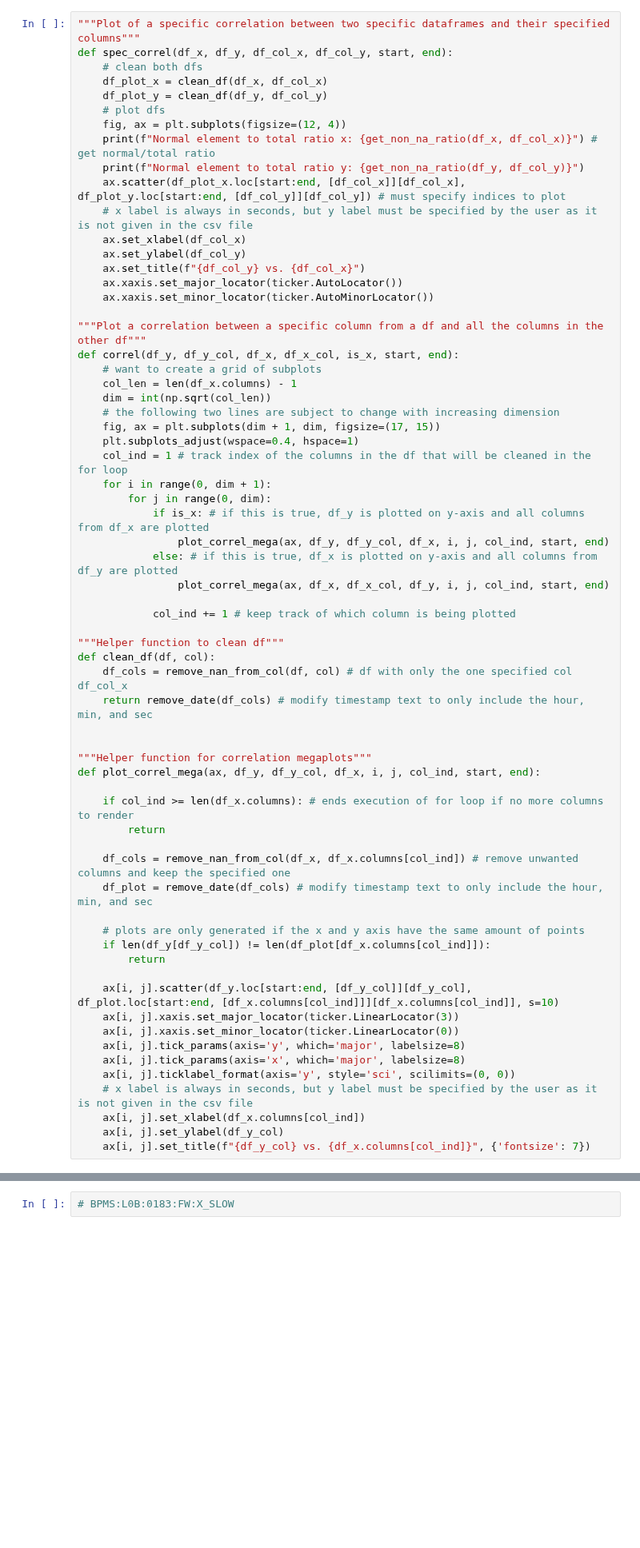
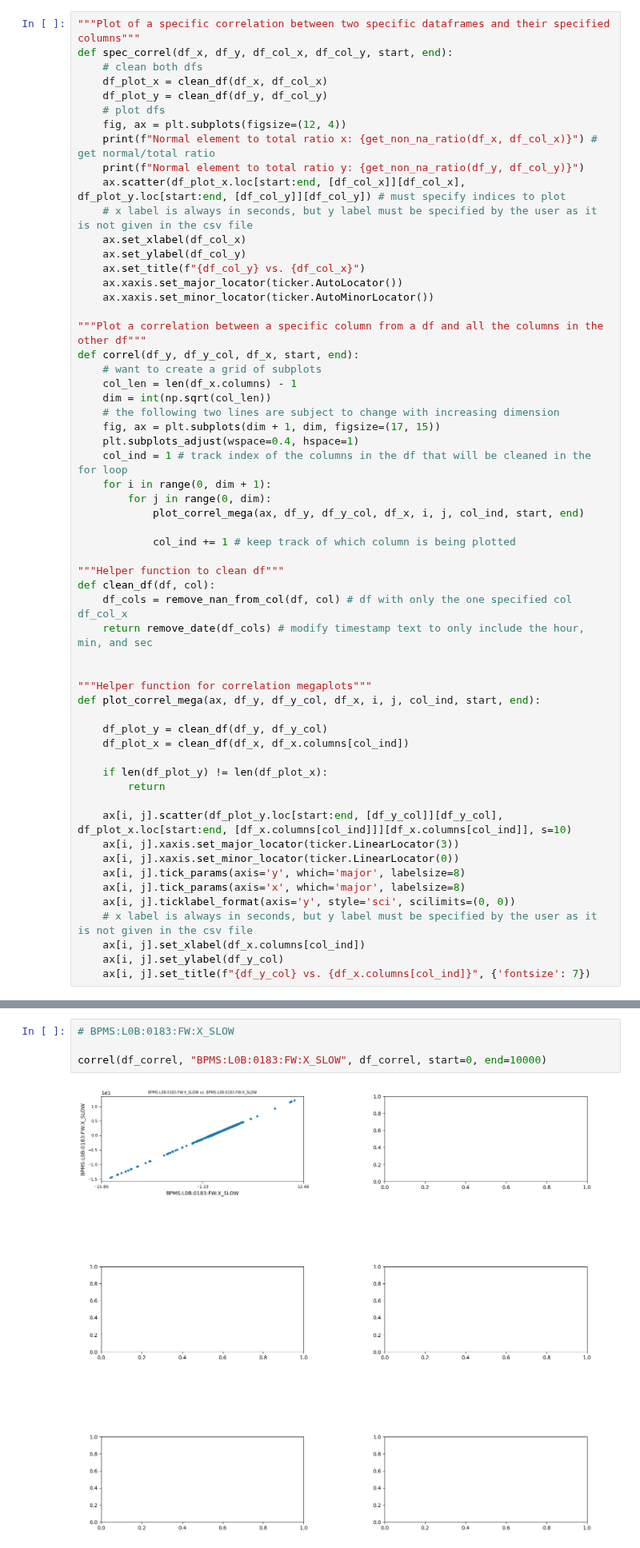
Before and after one commit to jpgtordilla/hombom24, a Jupyter notebook: archive-analysis/archviewer-plots/test-vis/test-vis.ipynb, the cells around one changed output, grey strips where cells are left out. Shown at 80% size. Drawn from its saved outputs; the diff is of its cells as text; blank space fills up the shorter version.

```diff
--- a/archive-analysis/archviewer-plots/test-vis/test-vis.ipynb
+++ b/archive-analysis/archviewer-plots/test-vis/test-vis.ipynb
@@ -281,7 +281,7 @@ def spec_correl(df_x, df_y, df_col_x, df_col_y, start, end):
     ax.xaxis.set_minor_locator(ticker.AutoMinorLocator())
 
 """Plot a correlation between a specific column from a df and all the columns in the other df"""
-def correl(df_y, df_y_col, df_x, df_x_col, is_x, start, end):
+def correl(df_y, df_y_col, df_x, start, end):
     # want to create a grid of subplots
     col_len = len(df_x.columns) - 1
     dim = int(np.sqrt(col_len))
@@ -291,10 +291,7 @@ def correl(df_y, df_y_col, df_x, df_x_col, is_x, start, end):
     col_ind = 1 # track index of the columns in the df that will be cleaned in the for loop
     for i in range(0, dim + 1):
         for j in range(0, dim):
-            if is_x: # if this is true, df_y is plotted on y-axis and all columns from df_x are plotted
-                plot_correl_mega(ax, df_y, df_y_col, df_x, i, j, col_ind, start, end)
-            else: # if this is true, df_x is plotted on y-axis and all columns from df_y are plotted
-                plot_correl_mega(ax, df_x, df_x_col, df_y, i, j, col_ind, start, end)
+            plot_correl_mega(ax, df_y, df_y_col, df_x, i, j, col_ind, start, end)
 
             col_ind += 1 # keep track of which column is being plotted
 
@@ -307,17 +304,13 @@ def clean_df(df, col):
 """Helper function for correlation megaplots"""
 def plot_correl_mega(ax, df_y, df_y_col, df_x, i, j, col_ind, start, end):
 
-    if col_ind >= len(df_x.columns): # ends execution of for loop if no more columns to render
+    df_plot_y = clean_df(df_y, df_y_col)
+    df_plot_x = clean_df(df_x, df_x.columns[col_ind])
+
+    if len(df_plot_y) != len(df_plot_x):
         return
 
-    df_cols = remove_nan_from_col(df_x, df_x.columns[col_ind]) # remove unwanted columns and keep the specified one
-    df_plot = remove_date(df_cols) # modify timestamp text to only include the hour, min, and sec
-
-    # plots are only generated if the x and y axis have the same amount of points
-    if len(df_y[df_y_col]) != len(df_plot[df_x.columns[col_ind]]):
-        return
-
-    ax[i, j].scatter(df_y.loc[start:end, [df_y_col]][df_y_col], df_plot.loc[start:end, [df_x.columns[col_ind]]][df_x.columns[col_ind]], s=10)
+    ax[i, j].scatter(df_plot_y.loc[start:end, [df_y_col]][df_y_col], df_plot_x.loc[start:end, [df_x.columns[col_ind]]][df_x.columns[col_ind]], s=10)
     ax[i, j].xaxis.set_major_locator(ticker.LinearLocator(3))
     ax[i, j].xaxis.set_minor_locator(ticker.LinearLocator(0))
     ax[i, j].tick_params(axis='y', which='major', labelsize=8)
@@ -474,2 +462,6 @@ Then we will compare the BPMs and HOM PVs with the other components in their res
 # %%
 # BPMS:L0B:0183:FW:X_SLOW
+
+correl(df_correl, "BPMS:L0B:0183:FW:X_SLOW", df_correl, start=0, end=10000)
+# %% [output]
+[figure, added]
```
Also changed, not shown: parts of 12 cells of this notebook, 1 other file.
